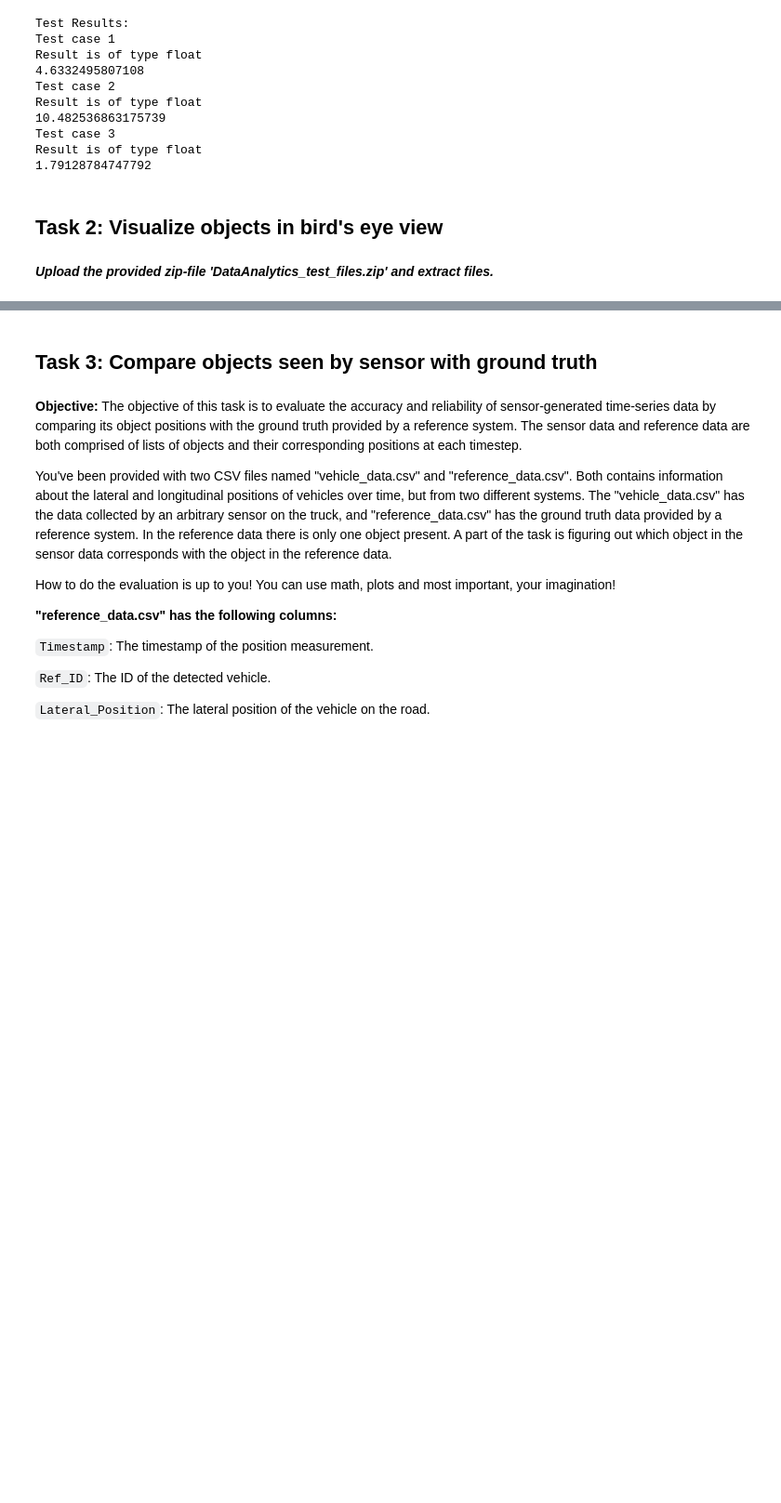
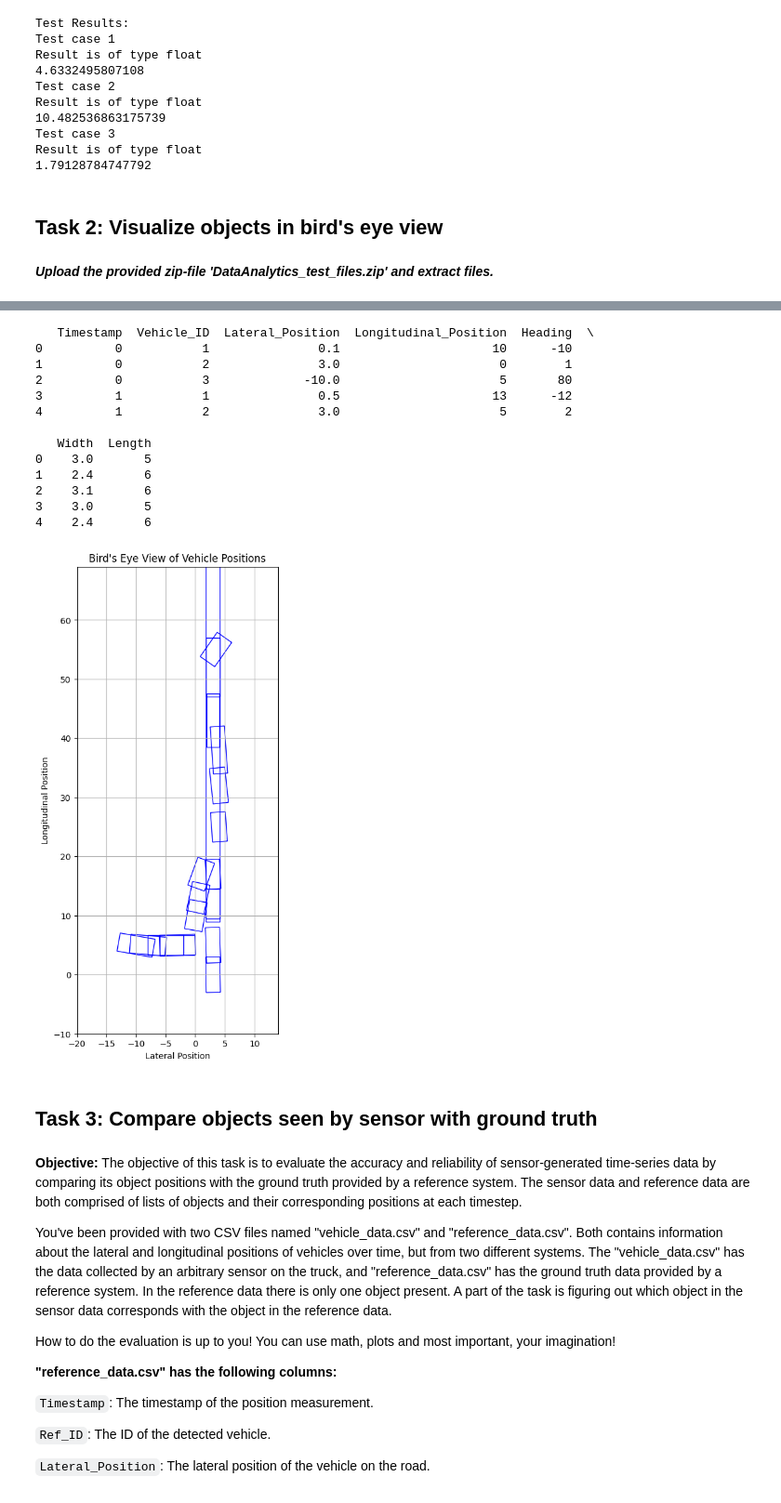
Before and after one commit to Marving14/vol, a Jupyter notebook: DataAnalytics_test.ipynb, the cells around one changed output, grey strips where cells are left out. Shown: that part at 93% size. Cells and saved outputs as stored; diff of their text form; code cells hidden in the pictures; blank space fills up the shorter version.

```diff
--- a/DataAnalytics_test.ipynb
+++ b/DataAnalytics_test.ipynb
@@ -161,3 +142,83 @@ csv_file = 'DataAnalytics_test_files/vehicle_data.csv'
+# %%
+# Imports
+import pandas as pd
+import numpy as np
+import matplotlib.pyplot as plt
+import matplotlib.patches as patches
+
+# Read csv file 'vehicle_data.csv', where each row represents a detection of a vehicle, at a given time
+# The csv file uses delimiters ;
+csv_file = 'DataAnalytics_test_files/vehicle_data.csv'
+df = pd.read_csv(csv_file, delimiter=';')
+
+# Check the data
+print(df.head())
+
+# Compute bounding boxes for each detection in the data
+# Function to calculate bounding box corners
+def calculate_bounding_box(x, y, width, length, heading):
+    # Convert heading to radians
+    theta = np.radians(heading)
+    # Calculate corner points
+    corner1 = (x - width/2, y - length/2)
+    corner2 = (x + width/2, y - length/2)
+    corner3 = (x + width/2, y + length/2)
+    corner4 = (x - width/2, y + length/2)
+    corners = [corner1, corner2, corner3, corner4]
+    # Rotate corners
+    rot_corners = []
+    for cx, cy in corners:
+        rx = np.cos(theta) * (cx - x) - np.sin(theta) * (cy - y) + x
+        ry = np.sin(theta) * (cx - x) + np.cos(theta) * (cy - y) + y
+        rot_corners.append((rx, ry))
+    return rot_corners
+
+# Calculate bounding boxes for each vehicle
+df['BoundingBox'] = df.apply(lambda row: calculate_bounding_box(row['Lateral_Position'], row['Longitudinal_Position'], row['Width'], row['Length'], row['Heading']), axis=1)
+
+# Visualization
+fig, ax = plt.subplots(figsize=(10, 10))
+# Plot each vehicle
+for index, row in df.iterrows():
+    # Create a Polygon patch
+    bbox = patches.Polygon(row['BoundingBox'], closed=True, color='blue', fill=False)
+    # Add the patch to the Axes
+    ax.add_patch(bbox)
+
+# Set the aspect of the plot to be equal
+ax.set_aspect('equal')
+
+# Set the plot limits to include all data points
+ax.set_xlim(df['Lateral_Position'].min() - 10, df['Lateral_Position'].max() + 10)
+ax.set_ylim(df['Longitudinal_Position'].min() - 10, df['Longitudinal_Position'].max() + 10)
+
+# Set labels and title
+ax.set_xlabel('Lateral Position')
+ax.set_ylabel('Longitudinal Position')
+ax.set_title('Bird\'s Eye View of Vehicle Positions')
+
+# Show grid
+ax.grid(True)
+
+# Show the plot
+plt.show()
+
+fig.savefig('vehicle_positions.png', dpi=300)
+# %% [output]
+   Timestamp  Vehicle_ID  Lateral_Position  Longitudinal_Position  Heading  \
+0          0           1               0.1                     10      -10
+1          0           2               3.0                      0        1
+2          0           3             -10.0                      5       80
+3          1           1               0.5                     13      -12
+4          1           2               3.0                      5        2
+
+   Width  Length
+0    3.0       5
+1    2.4       6
+2    3.1       6
+3    3.0       5
+4    2.4       6
+[figure, added]
 # %% [markdown]
 ## Task 3: Compare objects seen by sensor with ground truth
 # %% [markdown]
```
Also changed, not shown: parts of 1 cell of this notebook, 2 other files.
